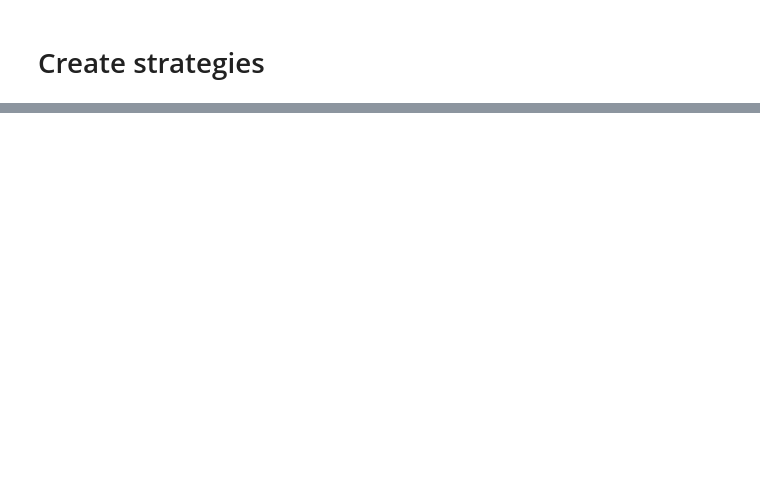
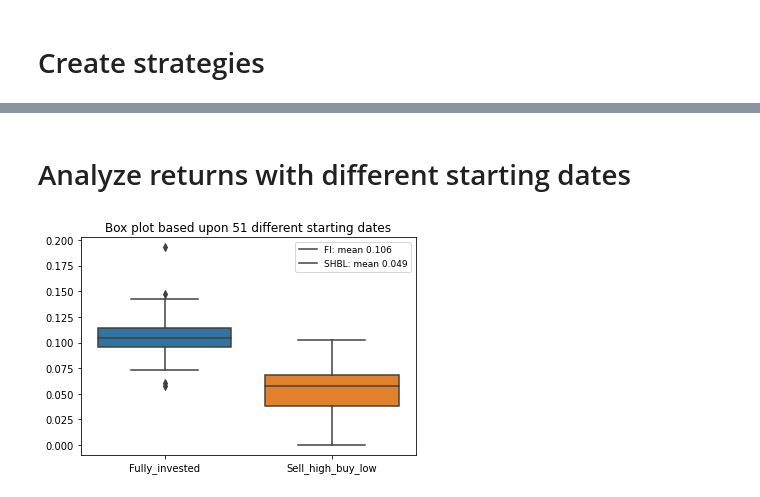
Before and after one commit to eelisgit/backtest, a Jupyter notebook: backtest_sp500.ipynb, the cells around one changed output, grey strips where cells are left out. Cells and saved outputs as stored; diff of their text form; code cells hidden in the pictures; blank space fills up the shorter version.

```diff
--- a/backtest_sp500.ipynb
+++ b/backtest_sp500.ipynb
@@ -108,0 +101,7 @@ plt.show()
+# %% [markdown]
+# Analyze returns with different starting dates
+# %%
+day_skip = 250
+return_series = calculate_returns(day_skip)
+# %% [output]
+[figure, added]
```
Also changed, not shown: parts of 10 cells of this notebook, 2 other files.
